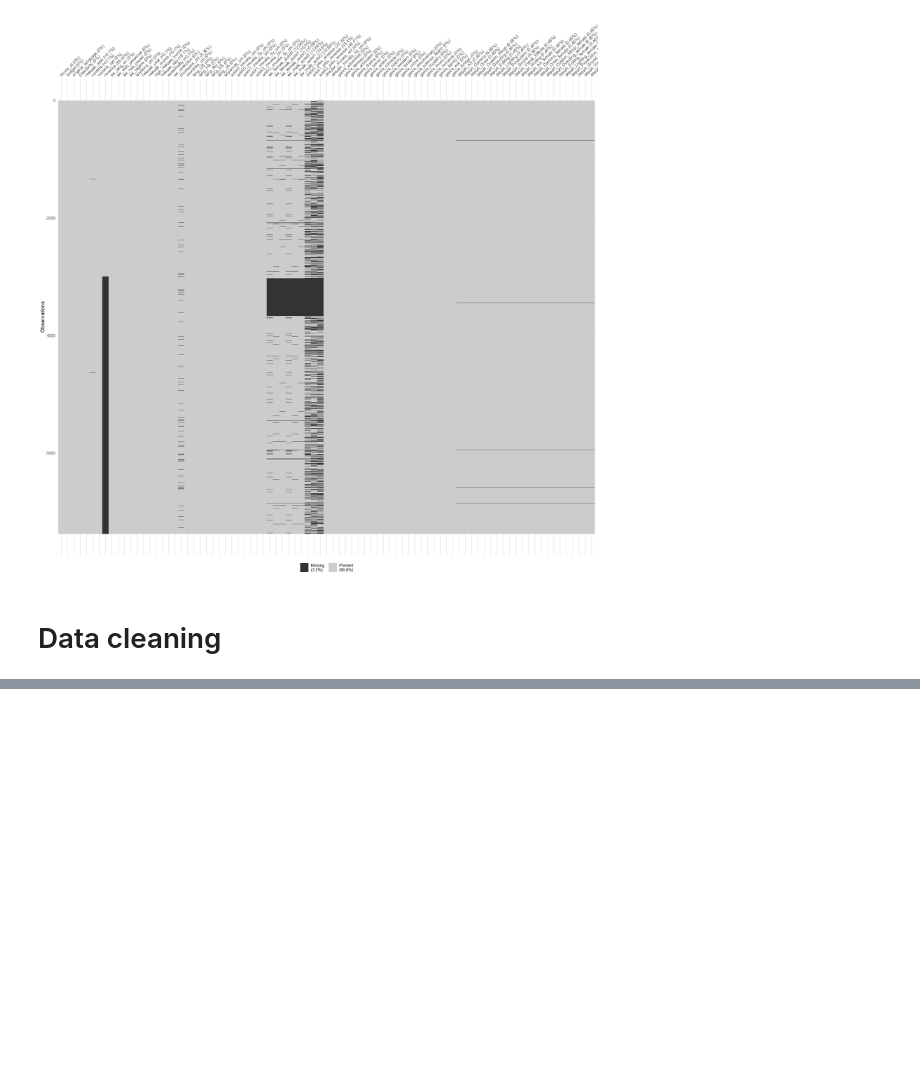
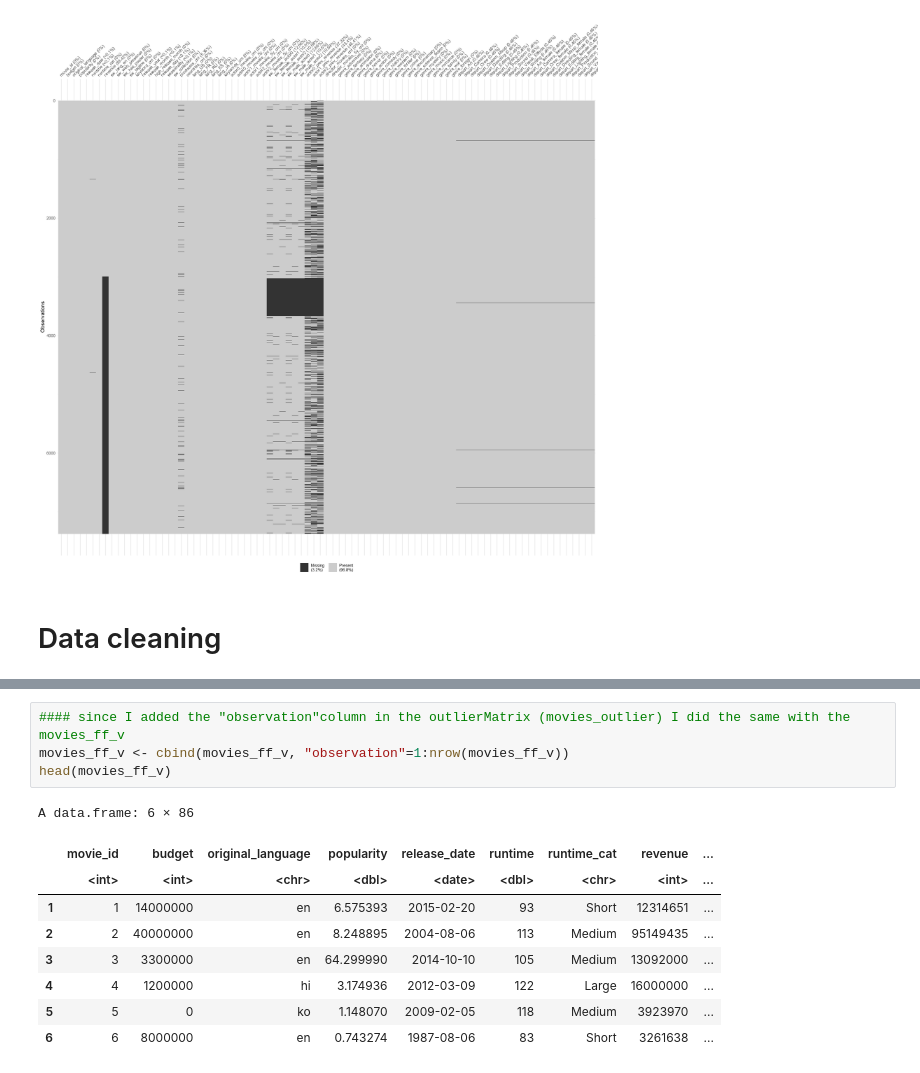
Before and after one commit to mouhadeb/DataScience, a Jupyter notebook: stats/Exercise 4 EDA.ipynb, the cells around one changed output, grey strips where cells are left out. Drawn from its saved outputs; the diff is of its cells as text; blank space fills up the shorter version.

```diff
--- a/stats/Exercise 4 EDA.ipynb
+++ b/stats/Exercise 4 EDA.ipynb
@@ -1254,0 +1390,14 @@ vis_miss(movies_ff_v) # the vis_miss crate the heatmap
+# %%
+#### since I added the "observation"column in the outlierMatrix (movies_outlier) I did the same with the movies_ff_v
+movies_ff_v <- cbind(movies_ff_v, "observation"=1:nrow(movies_ff_v))
+head(movies_ff_v)
+# %% [output]
+A data.frame: 6 × 86
+|  | movie_id | budget | original_language | popularity | release_date | runtime | runtime_cat | revenue | ... |
+|  | <int> | <int> | <chr> | <dbl> | <date> | <dbl> | <chr> | <int> | ... |
+| 1 | 1 | 14000000 | en | 6.575393 | 2015-02-20 | 93 | Short | 12314651 | ... |
+| 2 | 2 | 40000000 | en | 8.248895 | 2004-08-06 | 113 | Medium | 95149435 | ... |
+| 3 | 3 | 3300000 | en | 64.299990 | 2014-10-10 | 105 | Medium | 13092000 | ... |
+| 4 | 4 | 1200000 | hi | 3.174936 | 2012-03-09 | 122 | Large | 16000000 | ... |
+| 5 | 5 | 0 | ko | 1.148070 | 2009-02-05 | 118 | Medium | 3923970 | ... |
+| 6 | 6 | 8000000 | en | 0.743274 | 1987-08-06 | 83 | Short | 3261638 | ... |
```
Also changed, not shown: parts of 29 cells of this notebook, 1 other file.
